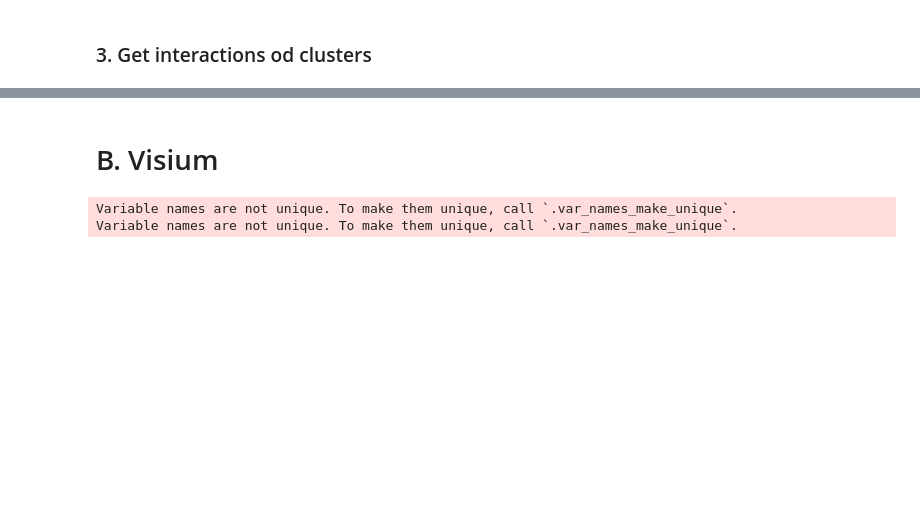
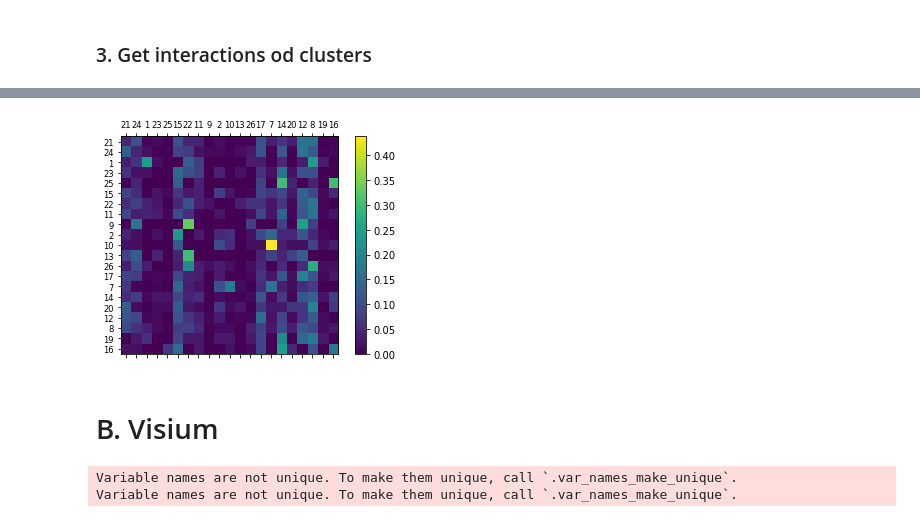
Before and after one commit to scverse/squidpy, a Jupyter notebook: notebooks/centrality_measures.ipynb, the cells around one changed output, grey strips where cells are left out. Drawn from its saved outputs; the diff is of its cells as text; code cells hidden in the pictures; blank space fills up the shorter version.

```diff
--- a/notebooks/centrality_measures.ipynb
+++ b/notebooks/centrality_measures.ipynb
@@ -50,3 +53,7 @@ cluster_interactions(adata_svz_5, cluster_key='louvain', show_plot=True)
+# %%
+plot_cluster_interactions(adata_svz_5)
+# %% [output]
+[figure, added]
 # %% [markdown]
 # B. Visium
 # %%
```
Also changed, not shown: parts of 9 cells of this notebook, 11 other files.
